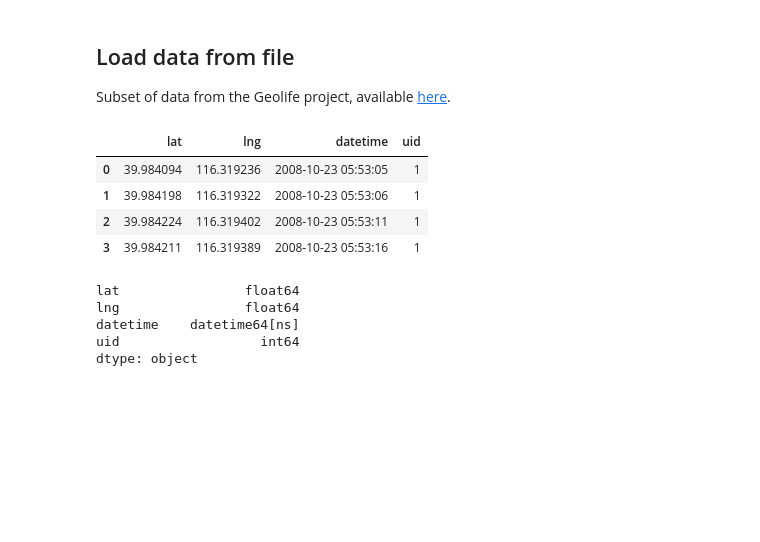
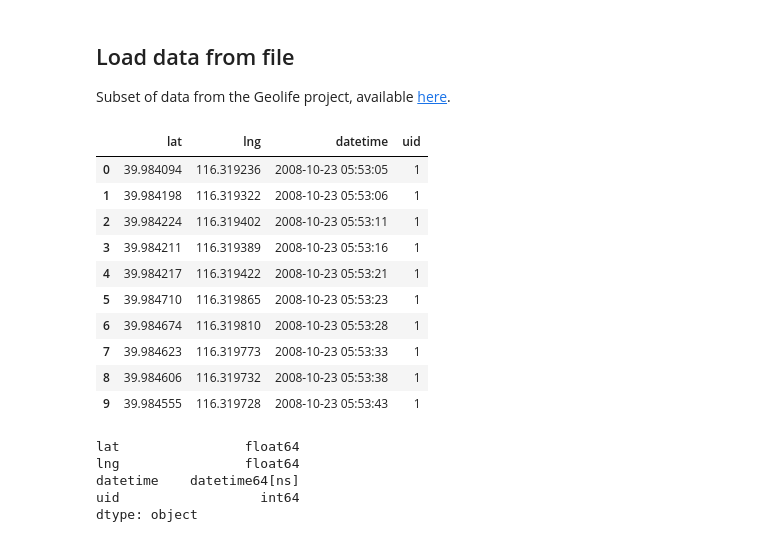
Before and after one commit to scikit-mobility/scikit-mobility, a Jupyter notebook: tutorial/1_preprocessing_skmob_tutorial.ipynb, the cells around one changed output. Cells and saved outputs as stored; diff of their text form; code cells hidden in the pictures; blank space fills up the shorter version.

```diff
--- a/tutorial/1_preprocessing_skmob_tutorial.ipynb
+++ b/tutorial/1_preprocessing_skmob_tutorial.ipynb
@@ -22,13 +22,19 @@ Subset of data from the Geolife project, available [here](https://www.microsoft.
 # %%
 # %%time
 tdf = skmob.TrajDataFrame.from_file('./data/geolife_sample.txt.gz')
-tdf[:4]
+tdf[:10]
 # %% [output]
 |  | lat | lng | datetime | uid |
 | 0 | 39.984094 | 116.319236 | 2008-10-23 05:53:05 | 1 |
 | 1 | 39.984198 | 116.319322 | 2008-10-23 05:53:06 | 1 |
 | 2 | 39.984224 | 116.319402 | 2008-10-23 05:53:11 | 1 |
 | 3 | 39.984211 | 116.319389 | 2008-10-23 05:53:16 | 1 |
+| 4 | 39.984217 | 116.319422 | 2008-10-23 05:53:21 | 1 |
+| 5 | 39.984710 | 116.319865 | 2008-10-23 05:53:23 | 1 |
+| 6 | 39.984674 | 116.319810 | 2008-10-23 05:53:28 | 1 |
+| 7 | 39.984623 | 116.319773 | 2008-10-23 05:53:33 | 1 |
+| 8 | 39.984606 | 116.319732 | 2008-10-23 05:53:38 | 1 |
+| 9 | 39.984555 | 116.319728 | 2008-10-23 05:53:43 | 1 |
 # %%
 tdf.dtypes
 # %% [output]
```
Also changed, not shown: parts of 12 cells of this notebook, 1 other file.
